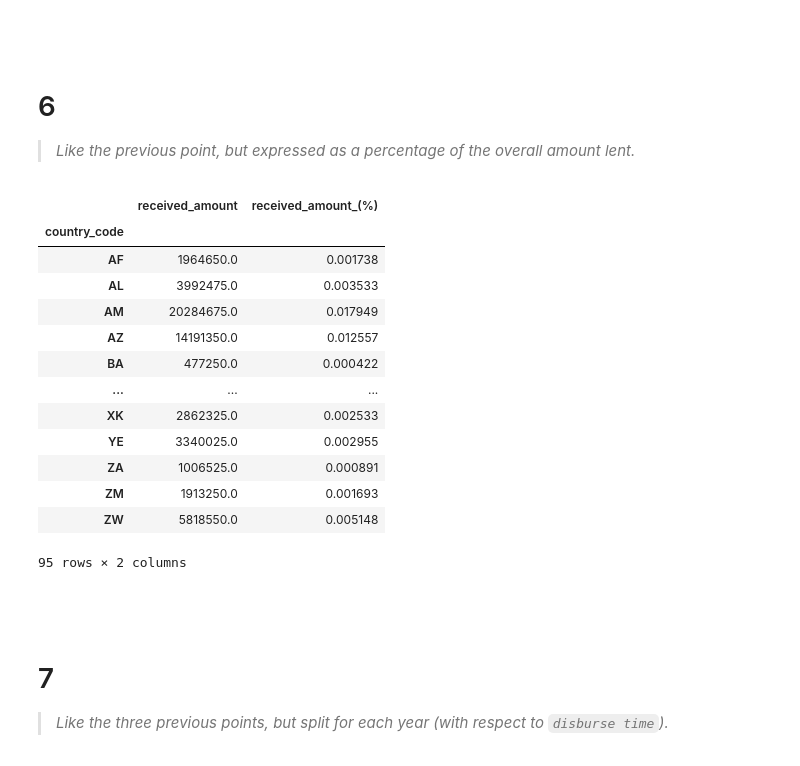
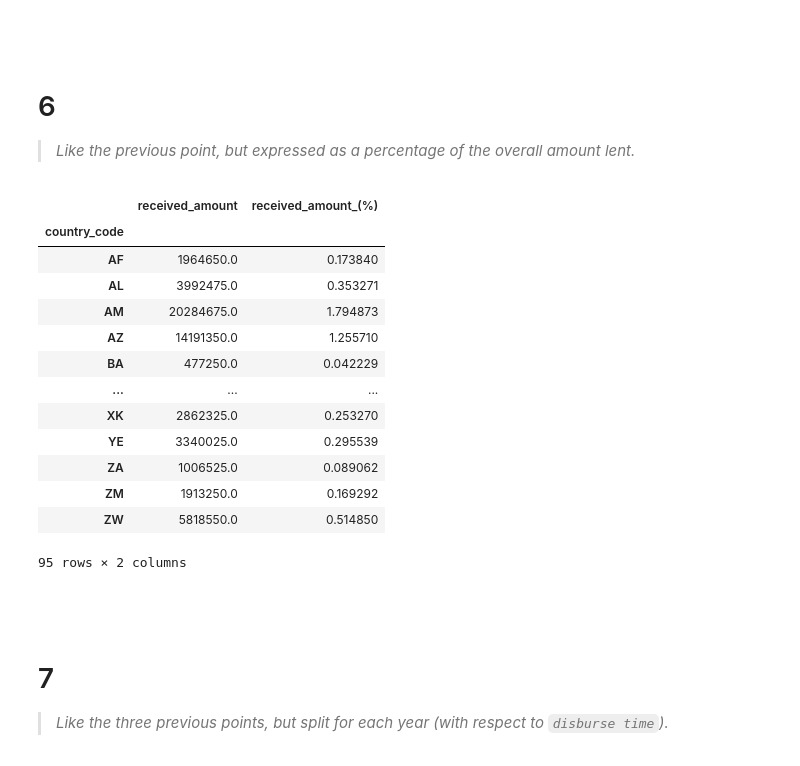
Before and after one commit to dtoniolo/Progetto-FoCS, a Jupyter notebook: Progetto.ipynb, the cells around one changed output. Cells and saved outputs as stored; diff of their text form; code cells hidden in the pictures.

```diff
--- a/Progetto.ipynb
+++ b/Progetto.ipynb
@@ -257,22 +261,22 @@ loan_amount_by_ctry
 # 6
 > _Like the previous point, but expressed as a percentage of the overall amount lent._
 # %%
-loan_amount_by_ctry['received_amount_(%)'] = loan_amount_by_ctry['received_amount']/sum(loan_amount_by_ctry['received_amount'])
+loan_amount_by_ctry['received_amount_(%)'] = 100 * loan_amount_by_ctry['received_amount']/sum(loan_amount_by_ctry['received_amount'])
 loan_amount_by_ctry
 # %% [output]
 |  | received_amount | received_amount_(%) |
 | country_code |  |  |
-| AF | 1964650.0 | 0.001738 |
-| AL | 3992475.0 | 0.003533 |
-| AM | 20284675.0 | 0.017949 |
-| AZ | 14191350.0 | 0.012557 |
-| BA | 477250.0 | 0.000422 |
+| AF | 1964650.0 | 0.173840 |
+| AL | 3992475.0 | 0.353271 |
+| AM | 20284675.0 | 1.794873 |
+| AZ | 14191350.0 | 1.255710 |
+| BA | 477250.0 | 0.042229 |
 | ... | ... | ... |
-| XK | 2862325.0 | 0.002533 |
-| YE | 3340025.0 | 0.002955 |
-| ZA | 1006525.0 | 0.000891 |
-| ZM | 1913250.0 | 0.001693 |
-| ZW | 5818550.0 | 0.005148 |
+| XK | 2862325.0 | 0.253270 |
+| YE | 3340025.0 | 0.295539 |
+| ZA | 1006525.0 | 0.089062 |
+| ZM | 1913250.0 | 0.169292 |
+| ZW | 5818550.0 | 0.514850 |
 95 rows × 2 columns
 # %% [markdown]
 <br><br/>
```
Also changed, not shown: parts of 6 cells of this notebook.
